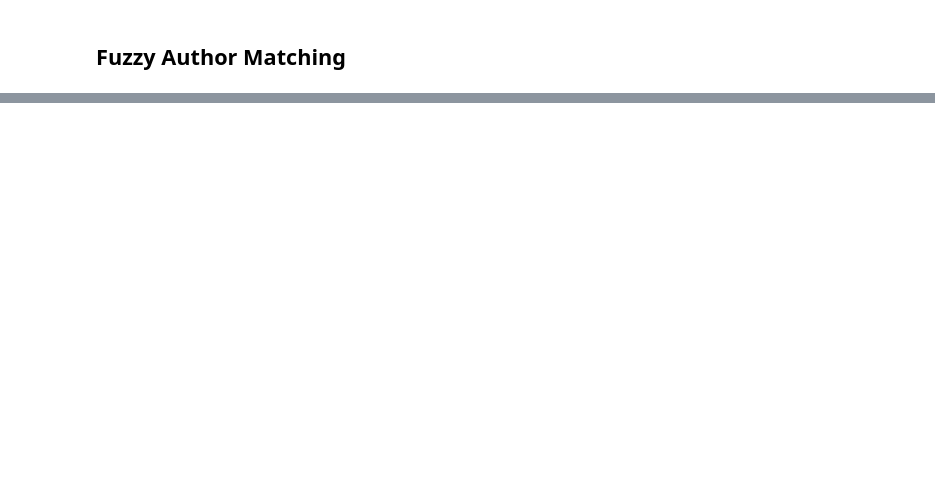
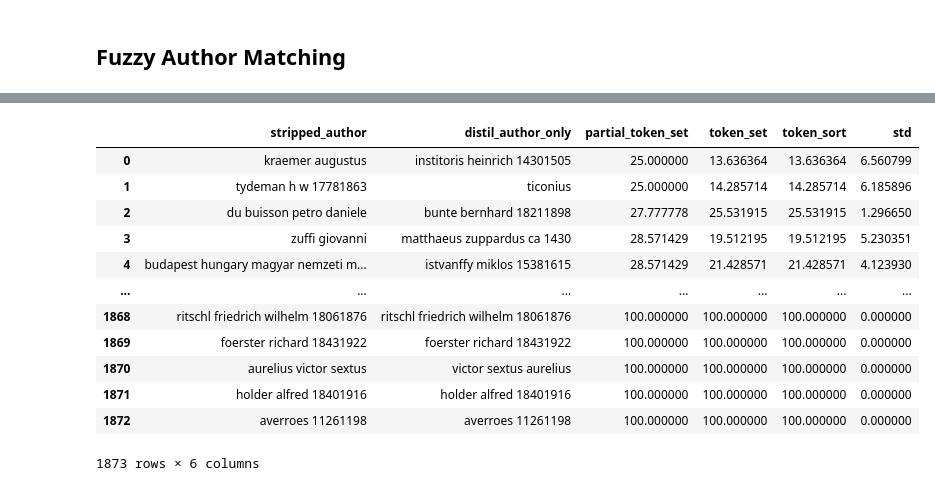
Before and after one commit to sjhuskey/dll-hybrid, a Jupyter notebook: python/analysis.ipynb, the cells around one changed output, grey strips where cells are left out. Drawn from its saved outputs; the diff is of its cells as text; code cells hidden in the pictures; blank space fills up the shorter version.

```diff
--- a/python/analysis.ipynb
+++ b/python/analysis.ipynb
@@ -481,0 +363,20 @@ Hmmm. There are still some Greek names. I guess I need to sift through the "auth
+# %%
+unique_authors = pd.read_csv('../output/unique_authors_fuzzy_scores.csv')
+# %%
+unique_authors['std'] = unique_authors.std(axis=1, numeric_only=True)
+# %%
+unique_authors
+# %% [output]
+|  | stripped_author | distil_author_only | partial_token_set | token_set | token_sort | std |
+| 0 | kraemer augustus | institoris heinrich 14301505 | 25.000000 | 13.636364 | 13.636364 | 6.560799 |
+| 1 | tydeman h w 17781863 | ticonius | 25.000000 | 14.285714 | 14.285714 | 6.185896 |
+| 2 | du buisson petro daniele | bunte bernhard 18211898 | 27.777778 | 25.531915 | 25.531915 | 1.296650 |
+| 3 | zuffi giovanni | matthaeus zuppardus ca 1430 | 28.571429 | 19.512195 | 19.512195 | 5.230351 |
+| 4 | budapest hungary magyar nemzeti m... | istvanffy miklos 15381615 | 28.571429 | 21.428571 | 21.428571 | 4.123930 |
+| ... | ... | ... | ... | ... | ... | ... |
+| 1868 | ritschl friedrich wilhelm 18061876 | ritschl friedrich wilhelm 18061876 | 100.000000 | 100.000000 | 100.000000 | 0.000000 |
+| 1869 | foerster richard 18431922 | foerster richard 18431922 | 100.000000 | 100.000000 | 100.000000 | 0.000000 |
+| 1870 | aurelius victor sextus | victor sextus aurelius | 100.000000 | 100.000000 | 100.000000 | 0.000000 |
+| 1871 | holder alfred 18401916 | holder alfred 18401916 | 100.000000 | 100.000000 | 100.000000 | 0.000000 |
+| 1872 | averroes 11261198 | averroes 11261198 | 100.000000 | 100.000000 | 100.000000 | 0.000000 |
+1873 rows × 6 columns
```
Also changed, not shown: parts of 63 cells of this notebook.
